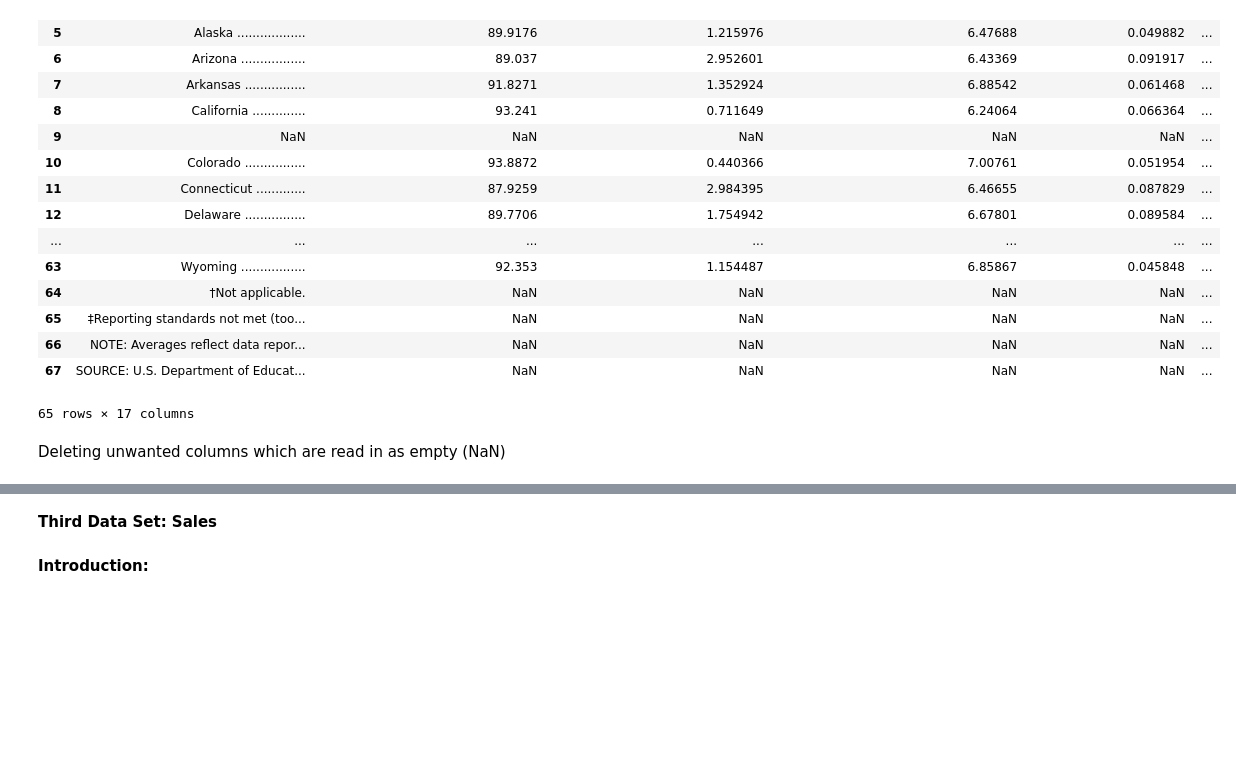
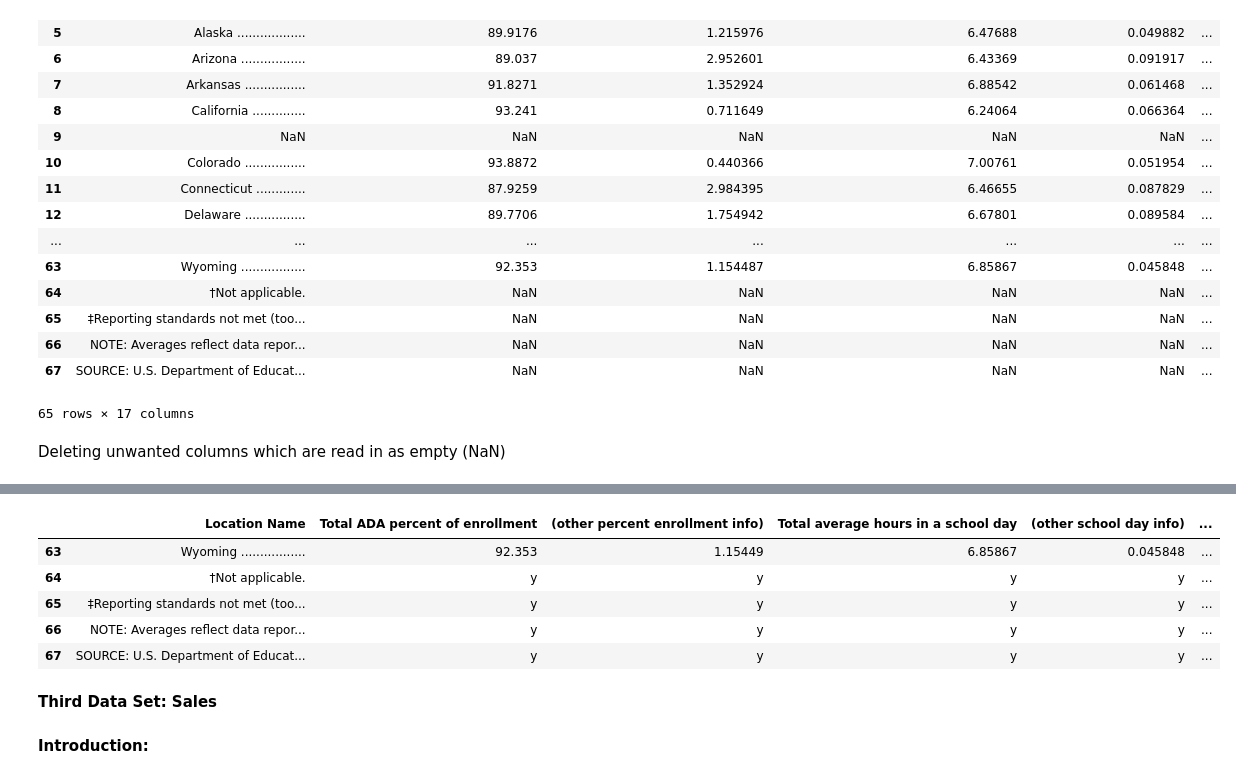
Before and after one commit to lillianellis/Lab-4, a Jupyter notebook: Lab #4.ipynb, the cells around one changed output, grey strips where cells are left out. Cells and saved outputs as stored; diff of their text form; code cells hidden in the pictures; blank space fills up the shorter version.

```diff
--- a/Lab #4.ipynb
+++ b/Lab #4.ipynb
@@ -228,3 +206,15 @@ df2
+# %%
+#filling null values with y
+df2 = df2.fillna('y')
+#print tail to display replaced null values
+df2.tail()
+# %% [output]
+|  | Location Name | Total ADA percent of enrollment | (other percent enrollment info) | Total average hours in a school day | (other school day info) | ... |
+| 63 | Wyoming ................. | 92.353 | 1.15449 | 6.85867 | 0.045848 | ... |
+| 64 | †Not applicable. | y | y | y | y | ... |
+| 65 | ‡Reporting standards not met (too... | y | y | y | y | ... |
+| 66 | NOTE: Averages reflect data repor... | y | y | y | y | ... |
+| 67 | SOURCE: U.S. Department of Educat... | y | y | y | y | ... |
 # %% [markdown]
 **Third Data Set: Sales**
 # %% [markdown]
```
Also changed, not shown: parts of 7 cells of this notebook.
